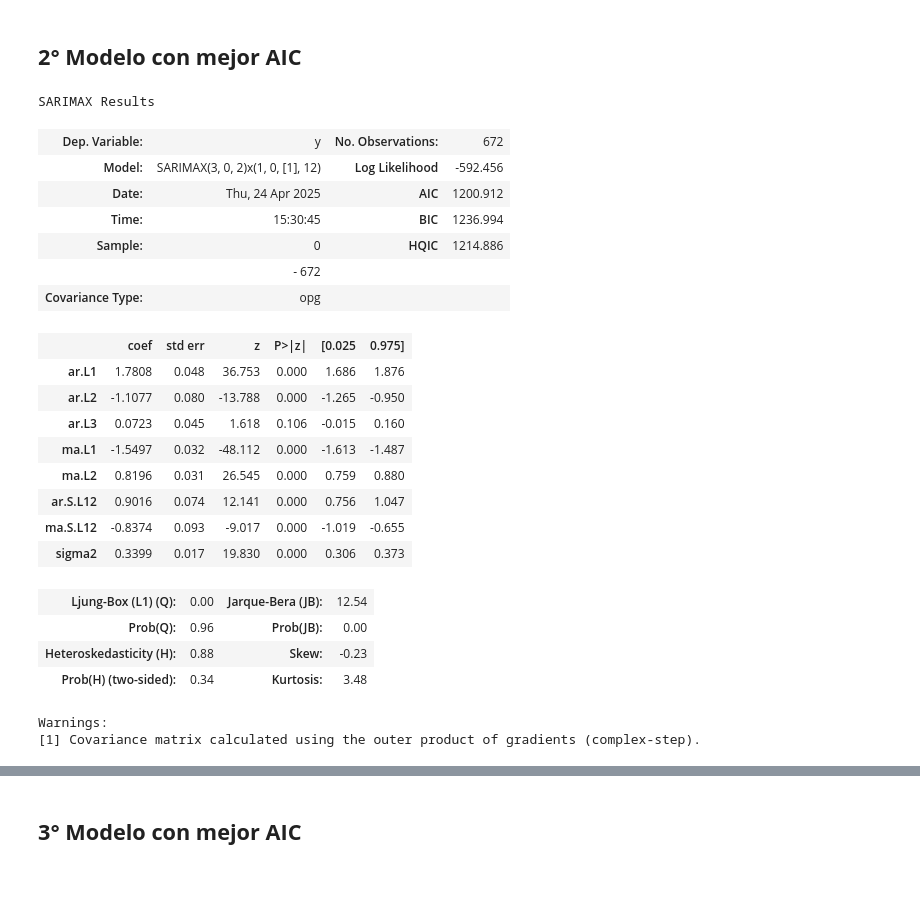
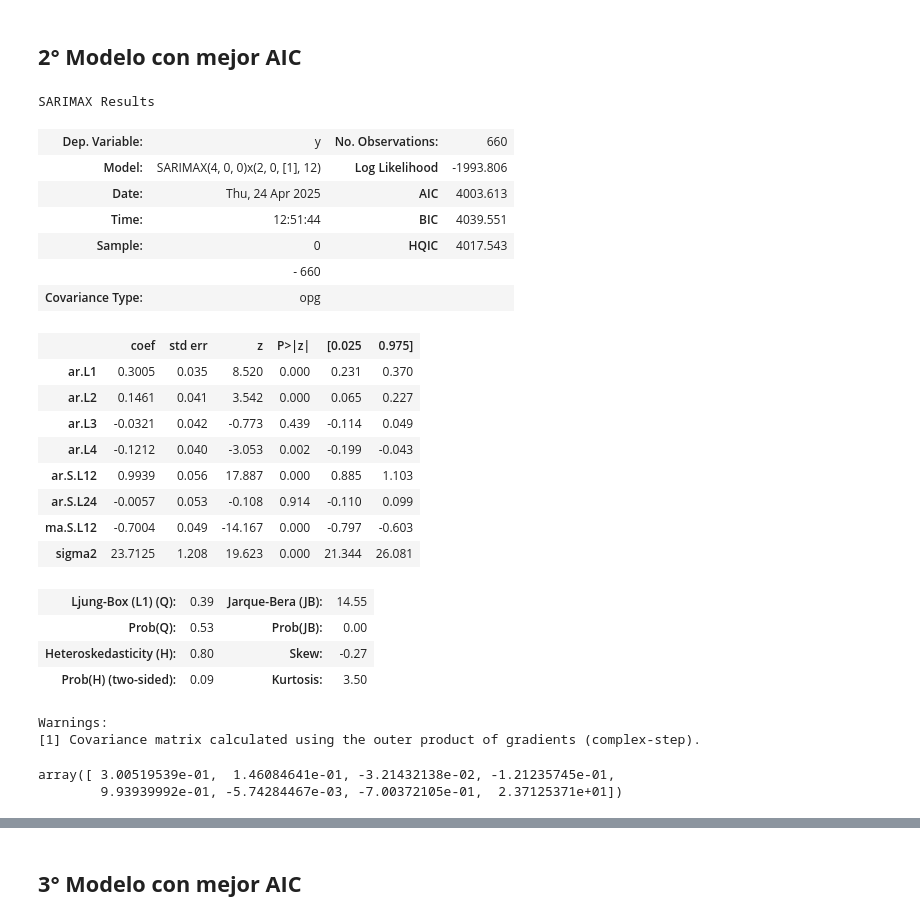
Before and after one commit to heritaco/Time-Series, a Jupyter notebook: 05-SARIMA/01-Transformacion-Yeo-Johnson/03-Encontrar-Modelos-que-Cumplan.ipynb, the cells around one changed output, grey strips where cells are left out. Cells and saved outputs as stored; diff of their text form; code cells hidden in the pictures; blank space fills up the shorter version.

```diff
--- a/05-SARIMA/01-Transformacion-Yeo-Johnson/03-Encontrar-Modelos-que-Cumplan.ipynb
+++ b/05-SARIMA/01-Transformacion-Yeo-Johnson/03-Encontrar-Modelos-que-Cumplan.ipynb
@@ -130,34 +118,39 @@ Módulo de las raíces: [1.13999905 1.13067456 1.13067456 1.10110116 1.10110116
 ## **2° Modelo con mejor AIC**
 # %%
 modelo=SARIMAX(ypre,
-               order=(3,0,2),
-               seasonal_order=(1,0,1,12)).fit()
+               order=(4,0,0),
+               seasonal_order=(2,0,1,12)).fit()
 
 modelo.summary()
 # %% [output]
 SARIMAX Results
-| Dep. Variable: | y | No. Observations: | 672 |
-| Model: | SARIMAX(3, 0, 2)x(1, 0, [1], 12) | Log Likelihood | -592.456 |
-| Date: | Thu, 24 Apr 2025 | AIC | 1200.912 |
-| Time: | 15:30:45 | BIC | 1236.994 |
-| Sample: | 0 | HQIC | 1214.886 |
-|  | - 672 |  |  |
+| Dep. Variable: | y | No. Observations: | 660 |
+| Model: | SARIMAX(4, 0, 0)x(2, 0, [1], 12) | Log Likelihood | -1993.806 |
+| Date: | Thu, 24 Apr 2025 | AIC | 4003.613 |
+| Time: | 12:51:44 | BIC | 4039.551 |
+| Sample: | 0 | HQIC | 4017.543 |
+|  | - 660 |  |  |
 | Covariance Type: | opg |  |  |
 |  | coef | std err | z | P>|z| | [0.025 | 0.975] |
-| ar.L1 | 1.7808 | 0.048 | 36.753 | 0.000 | 1.686 | 1.876 |
-| ar.L2 | -1.1077 | 0.080 | -13.788 | 0.000 | -1.265 | -0.950 |
-| ar.L3 | 0.0723 | 0.045 | 1.618 | 0.106 | -0.015 | 0.160 |
-| ma.L1 | -1.5497 | 0.032 | -48.112 | 0.000 | -1.613 | -1.487 |
-| ma.L2 | 0.8196 | 0.031 | 26.545 | 0.000 | 0.759 | 0.880 |
-| ar.S.L12 | 0.9016 | 0.074 | 12.141 | 0.000 | 0.756 | 1.047 |
-| ma.S.L12 | -0.8374 | 0.093 | -9.017 | 0.000 | -1.019 | -0.655 |
-| sigma2 | 0.3399 | 0.017 | 19.830 | 0.000 | 0.306 | 0.373 |
+| ar.L1 | 0.3005 | 0.035 | 8.520 | 0.000 | 0.231 | 0.370 |
+| ar.L2 | 0.1461 | 0.041 | 3.542 | 0.000 | 0.065 | 0.227 |
+| ar.L3 | -0.0321 | 0.042 | -0.773 | 0.439 | -0.114 | 0.049 |
+| ar.L4 | -0.1212 | 0.040 | -3.053 | 0.002 | -0.199 | -0.043 |
+| ar.S.L12 | 0.9939 | 0.056 | 17.887 | 0.000 | 0.885 | 1.103 |
+| ar.S.L24 | -0.0057 | 0.053 | -0.108 | 0.914 | -0.110 | 0.099 |
+| ma.S.L12 | -0.7004 | 0.049 | -14.167 | 0.000 | -0.797 | -0.603 |
+| sigma2 | 23.7125 | 1.208 | 19.623 | 0.000 | 21.344 | 26.081 |
-| Ljung-Box (L1) (Q): | 0.00 | Jarque-Bera (JB): | 12.54 |
-| Prob(Q): | 0.96 | Prob(JB): | 0.00 |
-| Heteroskedasticity (H): | 0.88 | Skew: | -0.23 |
-| Prob(H) (two-sided): | 0.34 | Kurtosis: | 3.48 |
+| Ljung-Box (L1) (Q): | 0.39 | Jarque-Bera (JB): | 14.55 |
+| Prob(Q): | 0.53 | Prob(JB): | 0.00 |
+| Heteroskedasticity (H): | 0.80 | Skew: | -0.27 |
+| Prob(H) (two-sided): | 0.09 | Kurtosis: | 3.50 |
 Warnings:
 [1] Covariance matrix calculated using the outer product of gradients (complex-step).
+# %%
+modelo.params
+# %% [output]
+array([ 3.00519539e-01,  1.46084641e-01, -3.21432138e-02, -1.21235745e-01,
+        9.93939992e-01, -5.74284467e-03, -7.00372105e-01,  2.37125371e+01])
 # %%
 parsimonia()
 # %% [output]
```
Also changed, not shown: parts of 5 cells of this notebook.
